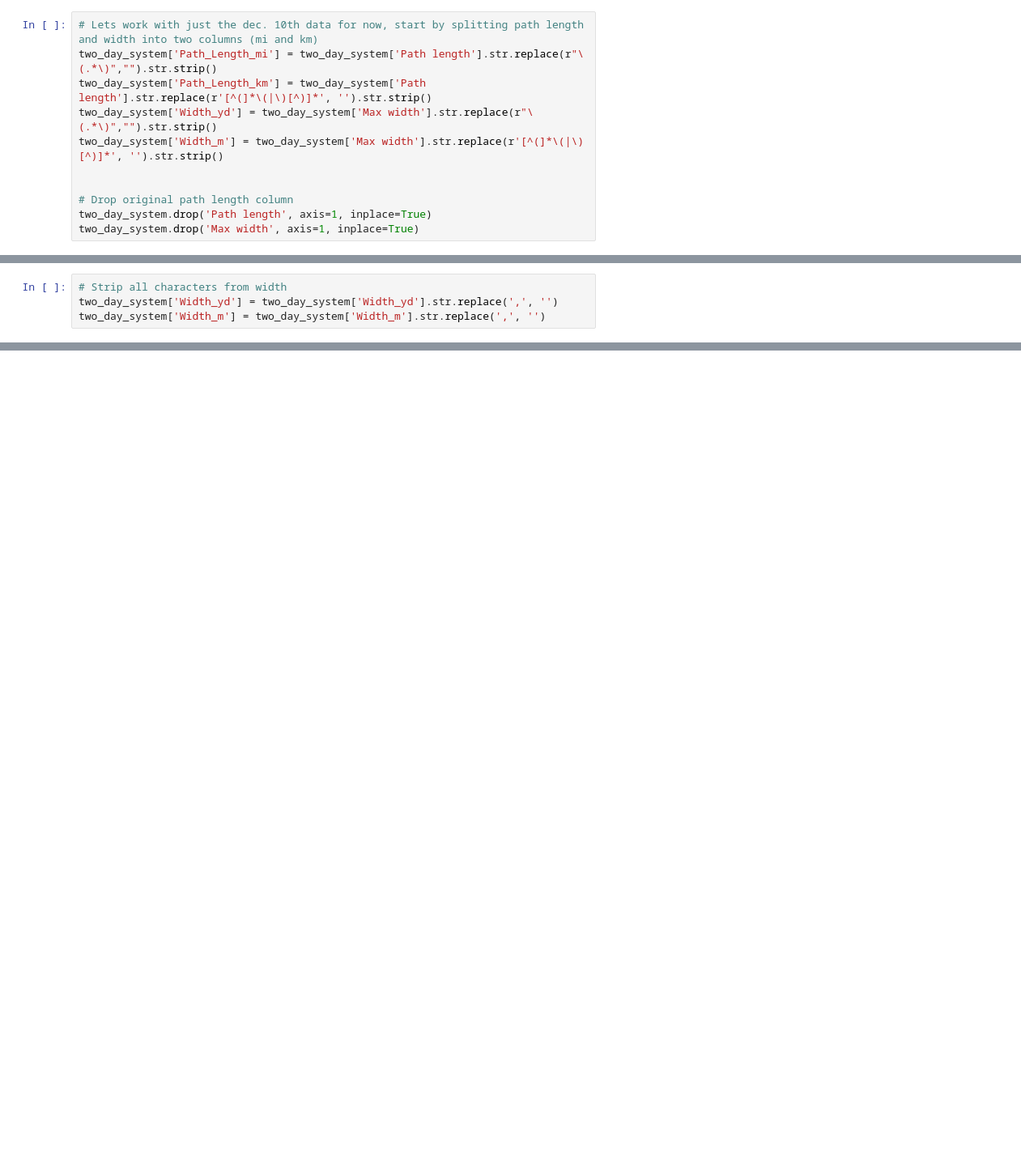
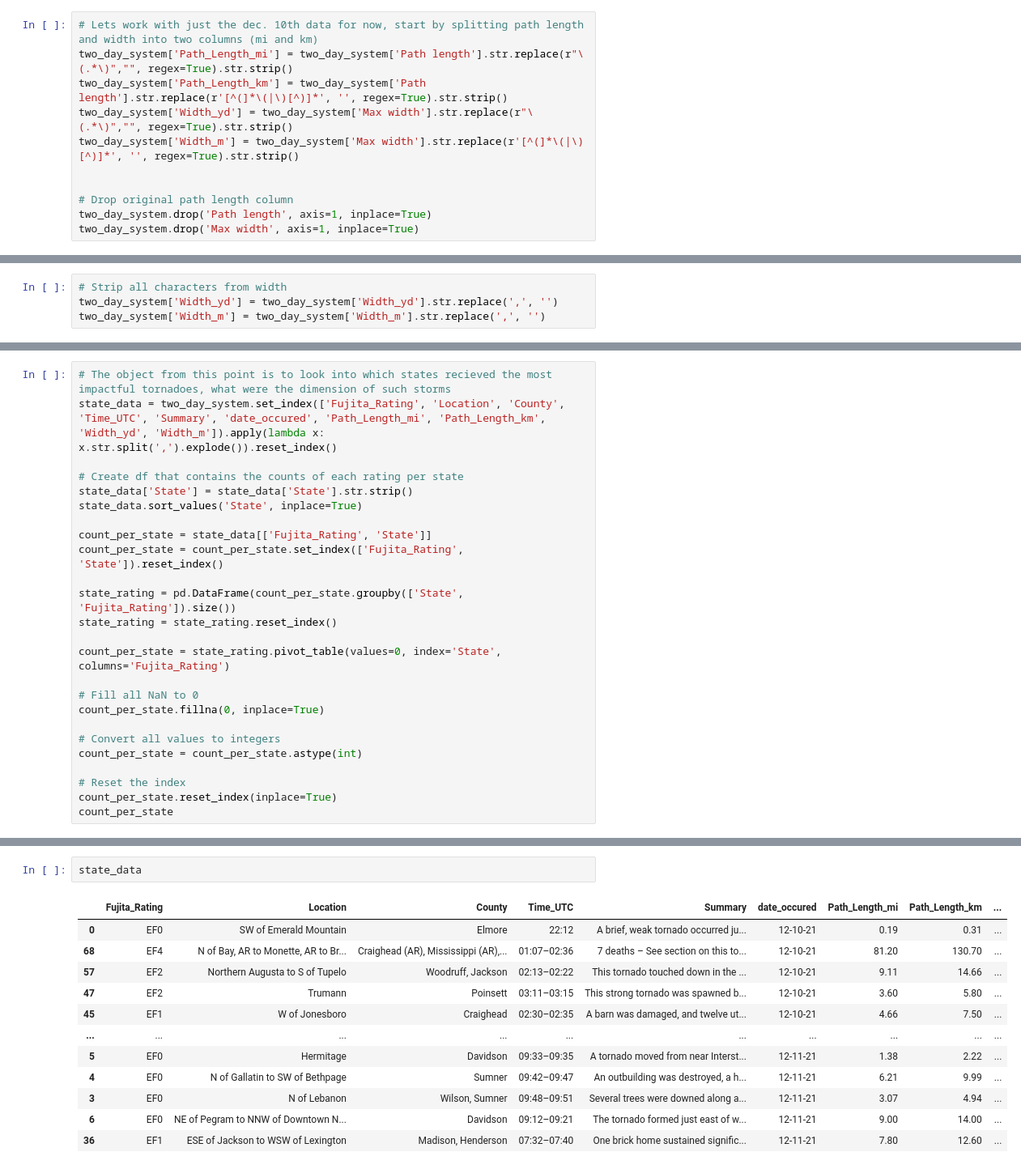
Before and after one commit to ktsorensenWX/Tornadoes_10_11, a Jupyter notebook: tornadoes.ipynb, the cells around one changed output, grey strips where cells are left out. Shown: that part at 81% size. Cells and saved outputs as stored; diff of their text form; blank space fills up the shorter version.

```diff
--- a/tornadoes.ipynb
+++ b/tornadoes.ipynb
@@ -24,10 +24,10 @@ two_day_system = pd.concat([dec_10_system, dec_11_system])
 two_day_system.drop('Start Coord.', axis=1, inplace=True)
 # %%
 # Lets work with just the dec. 10th data for now, start by splitting path length and width into two columns (mi and km)
-two_day_system['Path_Length_mi'] = two_day_system['Path length'].str.replace(r"\(.*\)","").str.strip()
-two_day_system['Path_Length_km'] = two_day_system['Path length'].str.replace(r'[^(]*\(|\)[^)]*', '').str.strip()
-two_day_system['Width_yd'] = two_day_system['Max width'].str.replace(r"\(.*\)","").str.strip()
-two_day_system['Width_m'] = two_day_system['Max width'].str.replace(r'[^(]*\(|\)[^)]*', '').str.strip()
+two_day_system['Path_Length_mi'] = two_day_system['Path length'].str.replace(r"\(.*\)","", regex=True).str.strip()
+two_day_system['Path_Length_km'] = two_day_system['Path length'].str.replace(r'[^(]*\(|\)[^)]*', '', regex=True).str.strip()
+two_day_system['Width_yd'] = two_day_system['Max width'].str.replace(r"\(.*\)","", regex=True).str.strip()
+two_day_system['Width_m'] = two_day_system['Max width'].str.replace(r'[^(]*\(|\)[^)]*', '', regex=True).str.strip()
 
 
 # Drop original path length column
@@ -95,0 +75,25 @@ fig2.show()
+# %%
+# The object from this point is to look into which states recieved the most impactful tornadoes, what were the dimension of such storms
+state_data = two_day_system.set_index(['Fujita_Rating', 'Location', 'County', 'Time_UTC', 'Summary', 'date_occured', 'Path_Length_mi', 'Path_Length_km', 'Width_yd', 'Width_m']).apply(lambda x: x.str.split(',').explode()).reset_index()
+
+# Create df that contains the counts of each rating per state
+state_data['State'] = state_data['State'].str.strip()
+state_data.sort_values('State', inplace=True)
+
+count_per_state = state_data[['Fujita_Rating', 'State']]
+count_per_state = count_per_state.set_index(['Fujita_Rating', 'State']).reset_index()
+
+state_rating = pd.DataFrame(count_per_state.groupby(['State', 'Fujita_Rating']).size())
+state_rating = state_rating.reset_index()
+
+count_per_state = state_rating.pivot_table(values=0, index='State', columns='Fujita_Rating')
+
+# Fill all NaN to 0
+count_per_state.fillna(0, inplace=True)
+
+# Convert all values to integers
+count_per_state = count_per_state.astype(int)
+
+# Reset the index
+count_per_state.reset_index(inplace=True)
+count_per_state
@@ -95,0 +117,15 @@ fig2.show()
+# %%
+state_data
+# %% [output]
+|  | Fujita_Rating | Location | County | Time_UTC | Summary | date_occured | Path_Length_mi | Path_Length_km | ... |
+| 0 | EF0 | SW of Emerald Mountain | Elmore | 22:12 | A brief, weak tornado occurred ju... | 12-10-21 | 0.19 | 0.31 | ... |
+| 68 | EF4 | N of Bay, AR to Monette, AR to Br... | Craighead (AR), Mississippi (AR),... | 01:07–02:36 | 7 deaths – See section on this to... | 12-10-21 | 81.20 | 130.70 | ... |
+| 57 | EF2 | Northern Augusta to S of Tupelo | Woodruff, Jackson | 02:13–02:22 | This tornado touched down in the ... | 12-10-21 | 9.11 | 14.66 | ... |
+| 47 | EF2 | Trumann | Poinsett | 03:11–03:15 | This strong tornado was spawned b... | 12-10-21 | 3.60 | 5.80 | ... |
+| 45 | EF1 | W of Jonesboro | Craighead | 02:30–02:35 | A barn was damaged, and twelve ut... | 12-10-21 | 4.66 | 7.50 | ... |
+| ... | ... | ... | ... | ... | ... | ... | ... | ... | ... |
+| 5 | EF0 | Hermitage | Davidson | 09:33–09:35 | A tornado moved from near Interst... | 12-11-21 | 1.38 | 2.22 | ... |
+| 4 | EF0 | N of Gallatin to SW of Bethpage | Sumner | 09:42–09:47 | An outbuilding was destroyed, a h... | 12-11-21 | 6.21 | 9.99 | ... |
+| 3 | EF0 | N of Lebanon | Wilson, Sumner | 09:48–09:51 | Several trees were downed along a... | 12-11-21 | 3.07 | 4.94 | ... |
+| 6 | EF0 | NE of Pegram to NNW of Downtown N... | Davidson | 09:12–09:21 | The tornado formed just east of w... | 12-11-21 | 9.00 | 14.00 | ... |
+| 36 | EF1 | ESE of Jackson to WSW of Lexington | Madison, Henderson | 07:32–07:40 | One brick home sustained signific... | 12-11-21 | 7.80 | 12.60 | ... |
```
Also changed, not shown: parts of 6 cells of this notebook.
